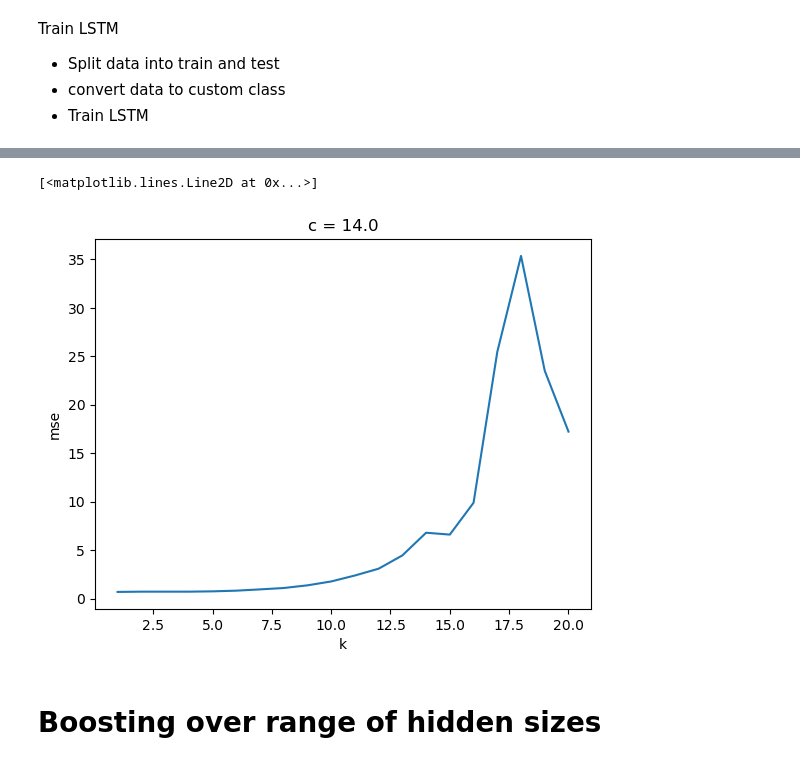
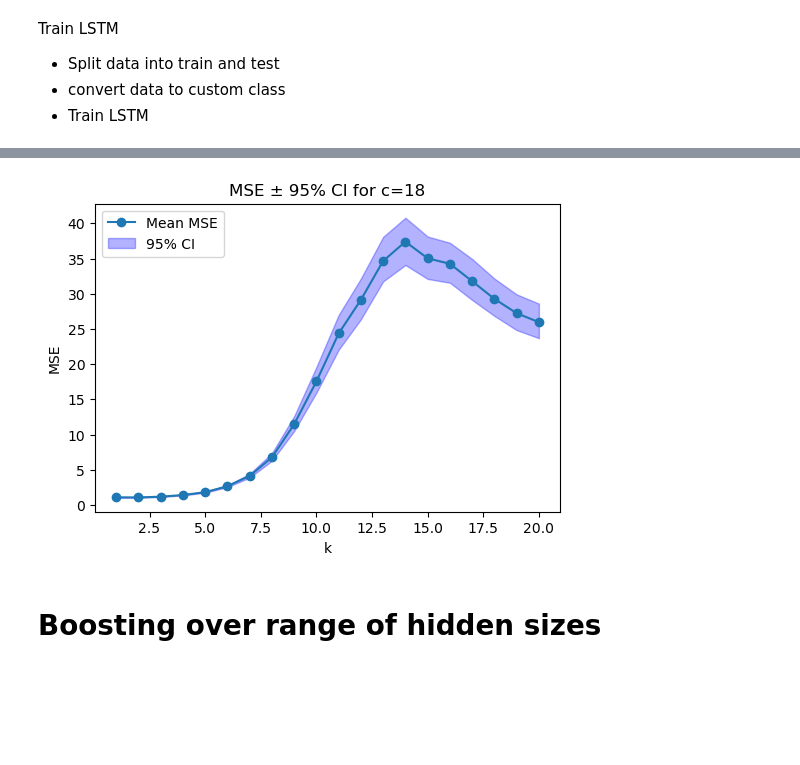
Before and after one commit to TomMann937/projectIV-code, a Jupyter notebook: notebooks/boosting.ipynb, the cells around one changed output, grey strips where cells are left out. Drawn from its saved outputs; the diff is of its cells as text; code cells hidden in the pictures; blank space fills up the shorter version.

Commit message:
add plots with CI

```diff
--- a/notebooks/boosting.ipynb
+++ b/notebooks/boosting.ipynb
@@ -49,7 +49,7 @@ Predict k steps ahead using ODE model
 # %%
 k=10
 ode_model.update_params(t_step = k*time_step)
-preds_ode = ode_model.predict(y0=assimilated_data)
+preds_ode = ode_model.predict(y0=data)
 true = data
 residuals_ode = true[k: , :] - preds_ode[:-k, :]
 # %%
@@ -120,8 +121,10 @@ configs = list(product(k_range, c_range))
 # %%
+
 ds = xr.Dataset(
     {
-        "mse": (( "k", "c"),
-                np.full((len(k_range), len(c_range)), np.nan))
+        "mse": (( "k", "c"), np.full((len(k_range), len(c_range)), np.nan)),
+        "ci_lower": (( "k", "c"), np.full((len(k_range), len(c_range)), np.nan)),
+        "ci_upper": (( "k", "c"), np.full((len(k_range), len(c_range)), np.nan))
     },
     coords={
         "k": k_range,
@@ -133,15 +136,15 @@ ds = xr.Dataset(
 pbar = tqdm(configs, desc="Hyperparameter Sweep", colour="green")
 
 
-for k, c in pbar:
+for c, k in pbar:
   ode_model.update_params(c=c, t_step=k*0.05)
-  preds_ode = ode_model.predict(y0=assimilated_data)
+  preds_ode = ode_model.predict(y0=data)
   true = data[:-k,]
 
   residuals_ode = data[k: , :] - preds_ode[:-k, :]
 
-  train_length = int(residuals_ode.shape[0] * 0.8)
-  val_length = int(residuals_ode.shape[0] * 0.9)
+  train_length = int(residuals_ode.shape[0] * 0.6)
+  val_length = int(residuals_ode.shape[0] * 2/3)
   train_target_series = residuals_ode[:train_length, :]
   val_target_series = residuals_ode[train_length:val_length, :]
   test_target_series = residuals_ode[val_length:, :]
@@ -160,19 +163,39 @@ for k, c in pbar:
     num_layers=1,
     batch_size=256,
     learning_rate=0.01,
-    num_epochs=200,
+    num_epochs=100,
     patience=20,
     silence=True,
     device=torch.device("mps")
   )
 
-  mse = evaluate_model(lstm_model, test_dataset)
-  ds["mse"].loc[dict(k=k, c=c)] = mse
+  res = evaluate_model(lstm_model, test_dataset, n_boot=2000)
+  ds["mse"].loc[dict(k=k, c=c)] = res["mse"]
+  ds["ci_lower"].loc[dict(k=k, c=c)] = res["ci_lower"]
+  ds["ci_upper"].loc[dict(k=k, c=c)] = res["ci_higher"]
+  mse = res["mse"]
 
   pbar.set_postfix(mse=f"{mse:.2f}", k=k, c=c)
 # %%
-ds["mse"].sel(c=14).plot()
+import matplotlib.pyplot as plt
+
+# Choose the c value to plot
+c_val = 18  # for example
+
+# Select the slice for that c
+mean = ds["mse"].sel(c=c_val)
+lower = ds["ci_lower"].sel(c=c_val)
+upper = ds["ci_upper"].sel(c=c_val)
+
+# Plot
+plt.figure(figsize=(6,4))
+plt.plot(ds.k, mean, label="Mean MSE", marker='o')
+plt.fill_between(ds.k, lower, upper, color='blue', alpha=0.3, label="95% CI")
+plt.xlabel("k")
+plt.ylabel("MSE")
+plt.title(f"MSE ± 95% CI for c={c_val}")
+plt.legend()
+plt.show()
 # %% [output]
-[<matplotlib.lines.Line2D at 0x...>]
-[figure, old version]
+[figure, new version]
 # %%
```
Also changed, not shown: parts of 11 cells of this notebook, 2 other files.
